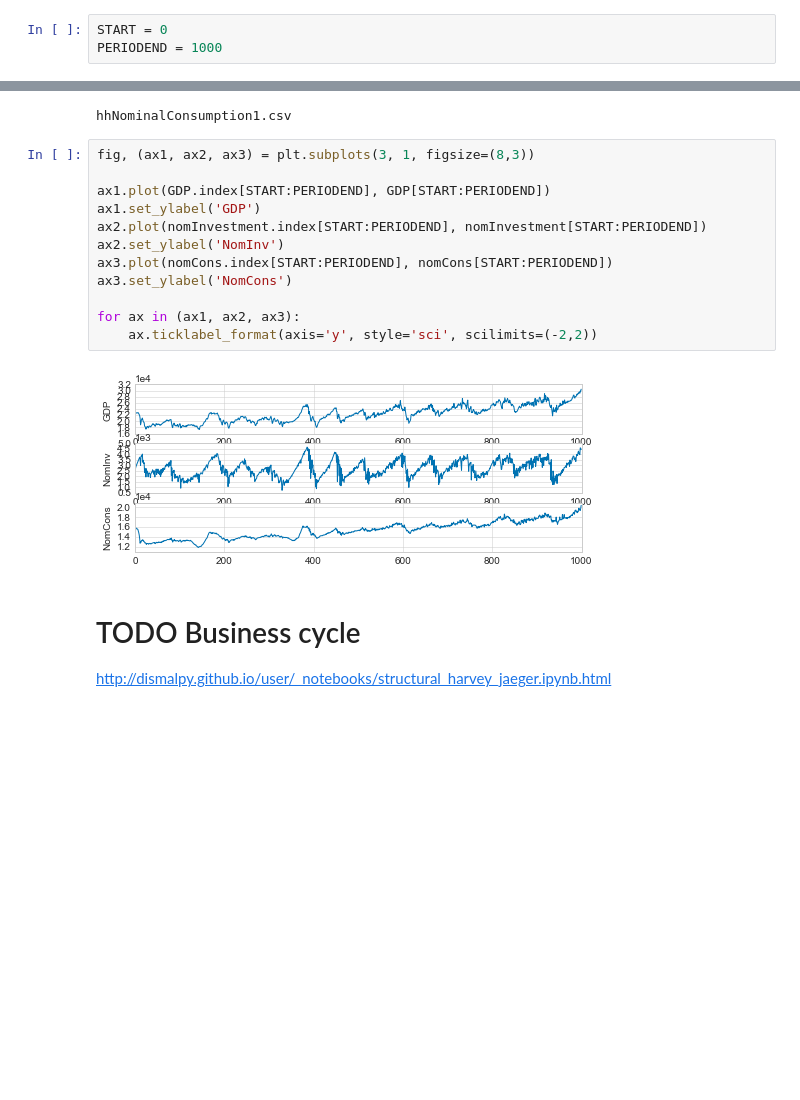
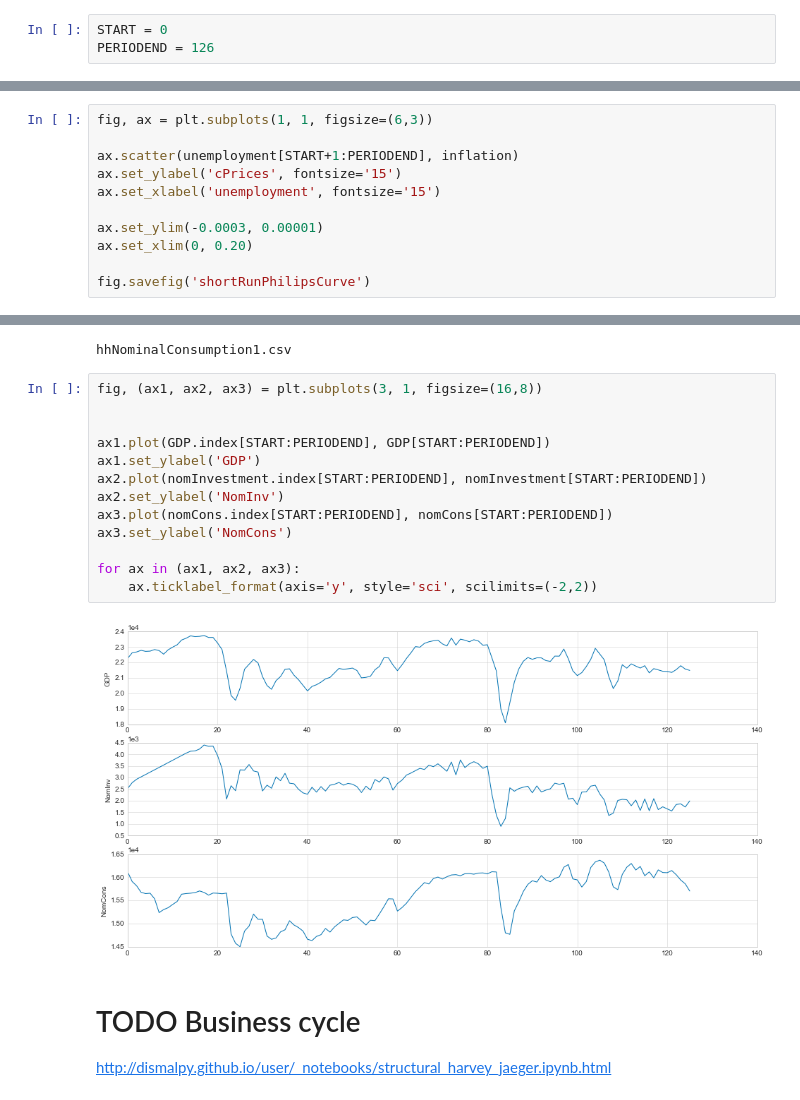
Before and after one commit to S120/Interbank, a Jupyter notebook: AnalyseBalanceSheets.ipynb, the cells around one changed output, grey strips where cells are left out. Drawn from its saved outputs; the diff is of its cells as text; blank space fills up the shorter version.

```diff
--- a/AnalyseBalanceSheets.ipynb
+++ b/AnalyseBalanceSheets.ipynb
@@ -76,7 +77,7 @@ def renameBalanceSheetColumns(df):
     return(df)
 # %%
 START = 0
-PERIODEND = 1000
+PERIODEND = 126
 # %% [markdown]
 # 1 Aggregate dynamics
 # %% [markdown]
@@ -114,0 +195,11 @@ ax1.set_ylabel('c-Prices')
+# %%
+fig, ax = plt.subplots(1, 1, figsize=(6,3))
+
+ax.scatter(unemployment[START+1:PERIODEND], inflation)
+ax.set_ylabel('cPrices', fontsize='15')
+ax.set_xlabel('unemployment', fontsize='15')
+
+ax.set_ylim(-0.0003, 0.00001)
+ax.set_xlim(0, 0.20)
+
+fig.savefig('shortRunPhilipsCurve')
@@ -125,19 +218,20 @@ nomCons = aggregateMicroData(allRuns('hhNominalConsumption'), 1)
 # %% [output]
 hhNominalConsumption1.csv
 # %%
-fig, (ax1, ax2, ax3) = plt.subplots(3, 1, figsize=(8,3))
+fig, (ax1, ax2, ax3) = plt.subplots(3, 1, figsize=(16,8))
+
 
 ax1.plot(GDP.index[START:PERIODEND], GDP[START:PERIODEND])
 ax1.set_ylabel('GDP')
 ax2.plot(nomInvestment.index[START:PERIODEND], nomInvestment[START:PERIODEND])
 ax2.set_ylabel('NomInv')
 ax3.plot(nomCons.index[START:PERIODEND], nomCons[START:PERIODEND])
 ax3.set_ylabel('NomCons')
 
 for ax in (ax1, ax2, ax3):
     ax.ticklabel_format(axis='y', style='sci', scilimits=(-2,2))
 # %% [output]
-[figure, old version]
+[figure, new version]
 # %% [markdown]
 # TODO Business cycle
 http://dismalpy.github.io/user/_notebooks/structural_harvey_jaeger.ipynb.html
```
Also changed, not shown: parts of 22 cells of this notebook.
